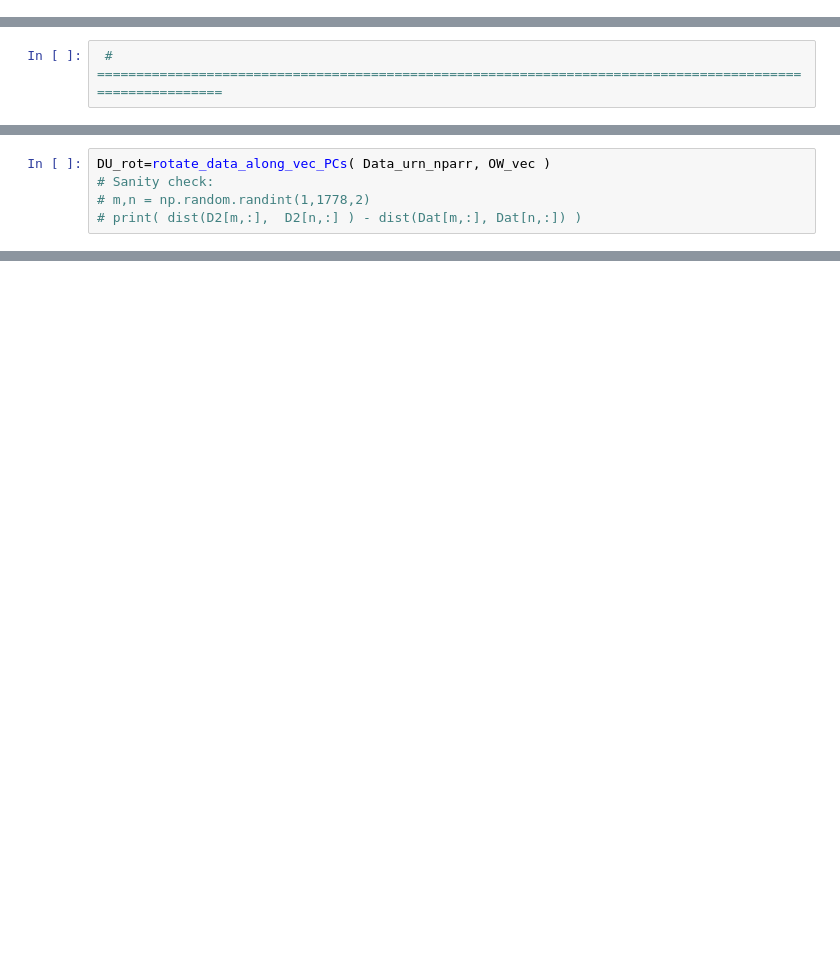
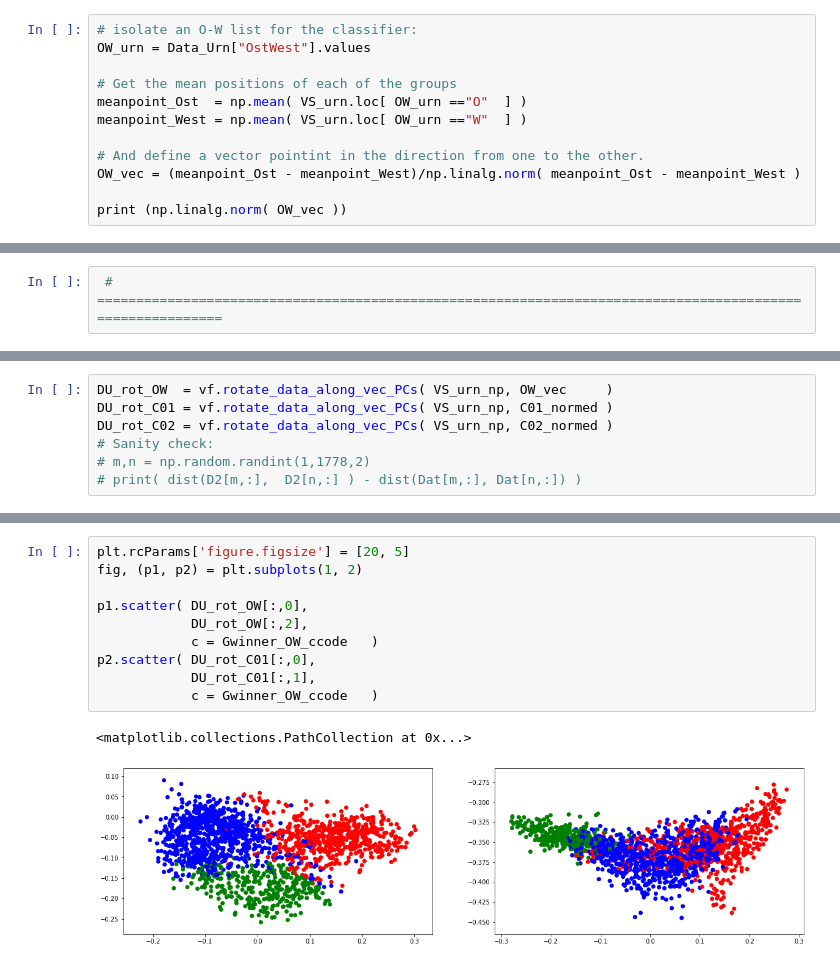
Before and after one commit to Blosberg/Berlin_voting_class, a Jupyter notebook: calculations/Berlin_votes_2015.ipynb, the cells around one changed output, grey strips where cells are left out. Drawn from its saved outputs; the diff is of its cells as text; blank space fills up the shorter version.

```diff
--- a/calculations/Berlin_votes_2015.ipynb
+++ b/calculations/Berlin_votes_2015.ipynb
@@ -84,0 +91,12 @@ Minor parties :
+# %%
+# isolate an O-W list for the classifier:
+OW_urn = Data_Urn["OstWest"].values
+
+# Get the mean positions of each of the groups
+meanpoint_Ost  = np.mean( VS_urn.loc[ OW_urn =="O"  ] )
+meanpoint_West = np.mean( VS_urn.loc[ OW_urn =="W"  ] )
+
+# And define a vector pointint in the direction from one to the other.
+OW_vec = (meanpoint_Ost - meanpoint_West)/np.linalg.norm( meanpoint_Ost - meanpoint_West )
+
+print (np.linalg.norm( OW_vec ))
@@ -336,5 +214,7 @@ def rotate_data_along_vec_PCs( Dat, vec, TOL=0.0001 ):
 # %%
-DU_rot=rotate_data_along_vec_PCs( Data_urn_nparr, OW_vec )
+DU_rot_OW  = vf.rotate_data_along_vec_PCs( VS_urn_np, OW_vec     )
+DU_rot_C01 = vf.rotate_data_along_vec_PCs( VS_urn_np, C01_normed )
+DU_rot_C02 = vf.rotate_data_along_vec_PCs( VS_urn_np, C02_normed )
 # Sanity check:
 # m,n = np.random.randint(1,1778,2)
 # print( dist(D2[m,:],  D2[n,:] ) - dist(Dat[m,:], Dat[n,:]) )
@@ -346,0 +221,13 @@ plt.scatter( DU_rot[:,0], DU_rot[:,2],
+# %%
+plt.rcParams['figure.figsize'] = [20, 5]
+fig, (p1, p2) = plt.subplots(1, 2)
+
+p1.scatter( DU_rot_OW[:,0],
+            DU_rot_OW[:,2],
+            c = Gwinner_OW_ccode   )
+p2.scatter( DU_rot_C01[:,0],
+            DU_rot_C01[:,1],
+            c = Gwinner_OW_ccode   )
+# %% [output]
+<matplotlib.collections.PathCollection at 0x...>
+[figure, added]
```
Also changed, not shown: parts of 27 cells of this notebook, 1 other file.
